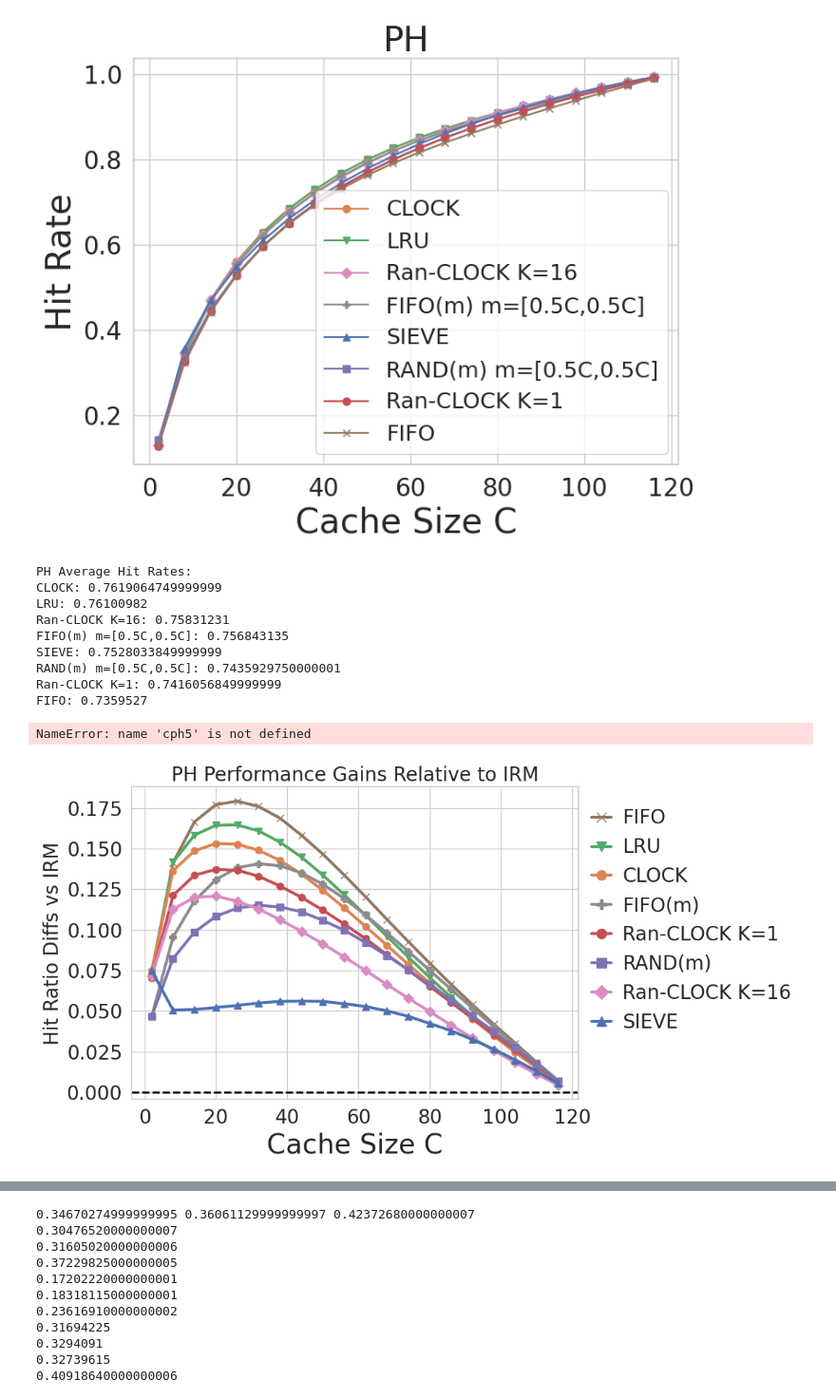
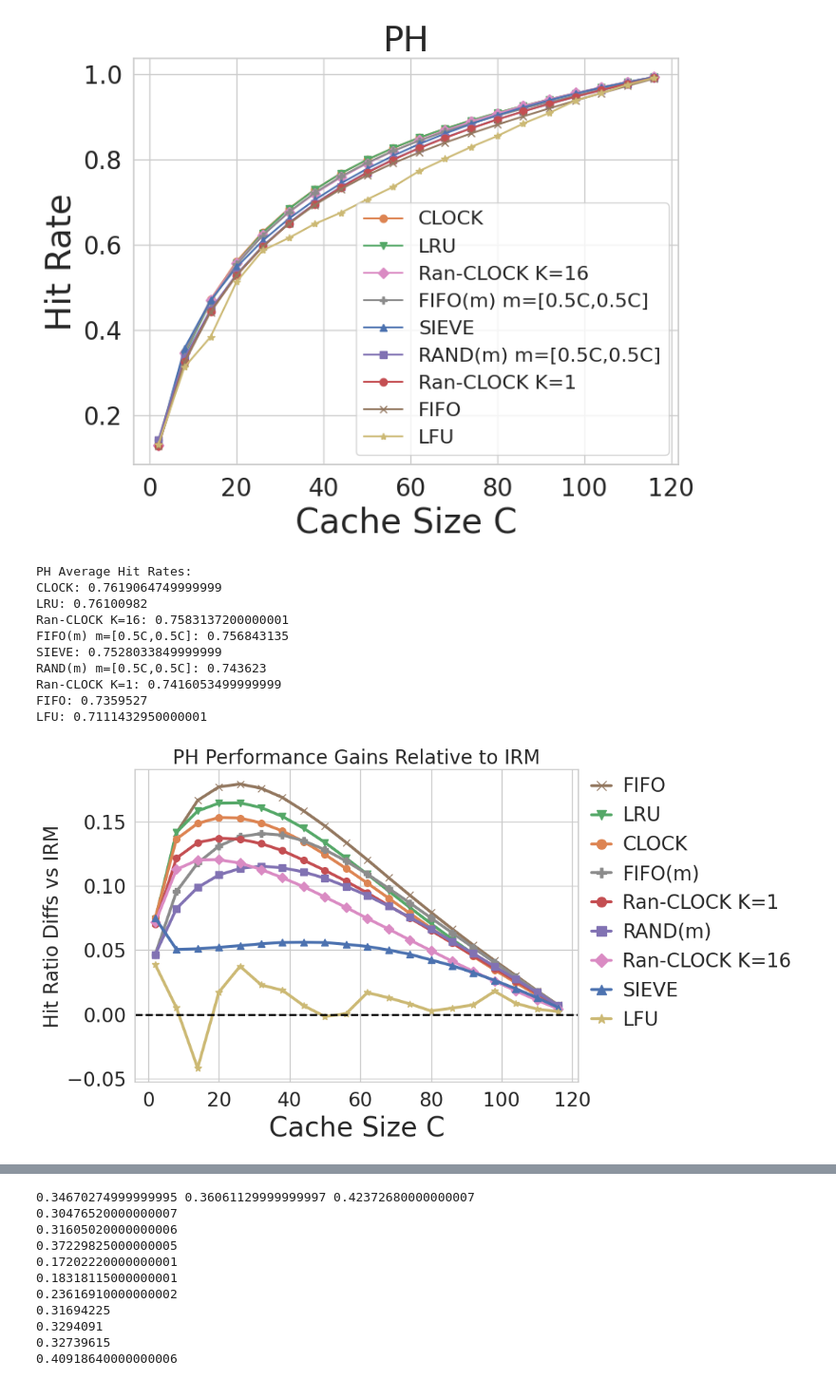
Before and after one commit to Effygal/cache-modeling, a Jupyter notebook: mrc-analysis2.ipynb, the cells around one changed output, grey strips where cells are left out. Shown at 95% size. Saved outputs shown, nothing was run; the diff lists cells and outputs as text; code cells hidden in the pictures.

```diff
--- a/mrc-analysis2.ipynb
+++ b/mrc-analysis2.ipynb
@@ -63,6 +63,13 @@ def sim_lru(trace):
     hr_lru = [tg.sim_lru(int(_c), trace, raw=True) for _c in c]
     return c, hr_lru
 
+def sim_lfu(trace):
+    M = len(set(trace))
+    K = M // 20
+    c = np.arange(2, M, K)
+    hr_lfu = [tg.sim_lfu(int(_c), trace, raw=True) for _c in c]
+    return c, hr_lfu
+
 def sim_fifo(trace):
     M = len(set(trace))
     K = M // 20
@@ -181,6 +188,7 @@ plt.show()
 # cs, hr_sieve = sim_sieve(irm2)
 # cl, hr_lru = sim_lru(irm2)
 # cf, hr_fifo = sim_fifo(irm2)
+# cfq, hr_lfu = sim_lfu(irm2)
 
 plt.figure(figsize=(8,6))
 ax = plt.gca()
@@ -192,6 +200,7 @@ ax.tick_params(axis='both', labelsize=20)
 # ax.yaxis.get_major_formatter().set_scientific(True)
 # ax.yaxis.get_major_formatter().set_powerlimits((-1, 1))
 plt.plot(cs, hr_sieve, color=palette[0], marker='^', label='SIEVE')
+plt.plot(cfq, hr_lfu, color=palette[8], marker='*', label='LFU')
 plt.plot(c16, hr_ran_clock16, color=palette[6], marker='D', label='Ran-CLOCK K=16')
 plt.plot(cc, hr_clock, color=palette[1], marker='o', label='CLOCK')
 plt.plot(cl, hr_fifo_m, color=palette[7], marker='P', label='FIFO(m) m=[0.5C,0.5C]')
@@ -201,13 +210,14 @@ plt.plot(c1, hr_ran_clock1, color=palette[3], marker='o', label='Ran-CLOCK K=1')
 plt.plot(cf, hr_fifo, color=palette[5], marker='x', label='FIFO')
 plt.xlabel('Cache Size C', fontsize=28)
 plt.ylabel('Hit Rate', fontsize=28)
-plt.legend(fontsize=18)
+plt.legend(fontsize=16)
 plt.title('IRM', fontsize=28)
 plt.grid(True)
 plt.savefig('mrcs_irm.pdf', bbox_inches='tight', format='pdf')
 plt.show()
 
-avgs = [('SIEVE', np.mean(np.array(hr_sieve))),
+avgs = [('LFU', np.mean(np.array(hr_lfu))),
+        ('SIEVE', np.mean(np.array(hr_sieve))),
         ('CLOCK', np.mean(np.array(hr_clock))),
         ('LRU', np.mean(np.array(hr_lru))),
         ('Ran-CLOCK K=1', np.mean(np.array(hr_ran_clock1))),
@@ -239,6 +250,7 @@ cc_he, hr_he_clock = sim_clock(he2)
 cs_he, hr_he_sieve = sim_sieve(he2)
 cl_he, hr_he_lru = sim_lru(he2)
 cf_he, hr_he_fifo = sim_fifo(he2)
+cfq_he, hr_he_lfu = sim_lfu(he2)
 
 plt.figure(figsize=(8,6))
 ax = plt.gca()
@@ -251,6 +263,7 @@ plt.plot(che1, hr_he_ran_clock1, color=palette[3], marker='o', label='Ran-CLOCK
 plt.plot(cr_he, hr_he_rand_m, color=palette[4], marker='s', label='RAND(m) m=[0.5C,0.5C]')
 plt.plot(che16, hr_he_ran_clock16, color=palette[6], marker='D', label='Ran-CLOCK K=16')
 plt.plot(cs_he, hr_he_sieve, color=palette[0], marker='^', label='SIEVE')
+plt.plot(cfq_he, hr_he_lfu, color=palette[8], marker='*', label='LFU')
 
 plt.xlabel('Cache Size C', fontsize=28)
 plt.ylabel('Hit Rate', fontsize=28)
@@ -267,7 +280,8 @@ avgs2 = [('SIEVE', np.mean(np.array(hr_he_sieve))),
          ('Ran-CLOCK K=16', np.mean(np.array(hr_he_ran_clock16))),
          ('RAND(m) m=[0.5C,0.5C]', np.mean(np.array(hr_he_rand_m))),
          ('FIFO(m) m=[0.5C,0.5C]', np.mean(np.array(hr_he_fifo_m))),
-         ('FIFO', np.mean(np.array(hr_he_fifo)))]
+         ('FIFO', np.mean(np.array(hr_he_fifo))),
+         ('LFU', np.mean(np.array(hr_he_lfu)))]
 avgs2.sort(key=lambda x: x[1], reverse=True)
 print("HE Average Hit Rates:")
 for name, avg in avgs2:
@@ -292,6 +307,7 @@ SIEVE: 0.621065105
 # cs_ph, hr_ph_sieve = sim_sieve(ph2)
 # cl_ph, hr_ph_lru = sim_lru(ph2)
 # cf_ph, hr_ph_fifo = sim_fifo(ph2)
+# cfq_ph, hr_ph_lfu = sim_lfu(ph2)
 
 plt.figure(figsize=(8,6))
 ax = plt.gca()
@@ -304,10 +320,11 @@ plt.plot(cs_ph, hr_ph_sieve, color=palette[0], marker='^', label='SIEVE')
 plt.plot(cr_ph, hr_ph_rand_m, color=palette[4], marker='s', label='RAND(m) m=[0.5C,0.5C]')
 plt.plot(cph1, hr_ph_ran_clock1, color=palette[3], marker='o', label='Ran-CLOCK K=1')
 plt.plot(cf_ph, hr_ph_fifo, color=palette[5], marker='x', label='FIFO')
+plt.plot(cfq_ph, hr_ph_lfu, color=palette[8], marker='*', label='LFU')
 
 plt.xlabel('Cache Size C', fontsize=28)
 plt.ylabel('Hit Rate', fontsize=28)
-plt.legend(fontsize=18)
+plt.legend(fontsize=16)
 plt.title('PH', fontsize=28)
 plt.grid(True)
 plt.savefig('mrcs_ph.pdf', bbox_inches='tight', format='pdf')
@@ -320,33 +337,31 @@ avgs2 = [('SIEVE', np.mean(np.array(hr_ph_sieve))),
          ('Ran-CLOCK K=16', np.mean(np.array(hr_ph_ran_clock16))),
          ('RAND(m) m=[0.5C,0.5C]', np.mean(np.array(hr_ph_rand_m))),
          ('FIFO(m) m=[0.5C,0.5C]', np.mean(np.array(hr_ph_fifo_m))),
-         ('FIFO', np.mean(np.array(hr_ph_fifo)))]
+         ('FIFO', np.mean(np.array(hr_ph_fifo))),
+         ('LFU', np.mean(np.array(hr_ph_lfu)))]
 avgs2.sort(key=lambda x: x[1], reverse=True)
 print("PH Average Hit Rates:")
 for name, avg in avgs2:
     print(f"{name}: {avg}")
 # %% [output]
-[figure, old version]
+[figure, new version]
 PH Average Hit Rates:
 CLOCK: 0.7619064749999999
 LRU: 0.76100982
-Ran-CLOCK K=16: 0.75831231
+Ran-CLOCK K=16: 0.7583137200000001
 FIFO(m) m=[0.5C,0.5C]: 0.756843135
 SIEVE: 0.7528033849999999
-RAND(m) m=[0.5C,0.5C]: 0.7435929750000001
-Ran-CLOCK K=1: 0.7416056849999999
+RAND(m) m=[0.5C,0.5C]: 0.743623
+Ran-CLOCK K=1: 0.7416053499999999
 FIFO: 0.7359527
+LFU: 0.7111432950000001
-# %%
-assert cph1.all() == cph5.all() == cl_ph.all() == cr_ph.all() == cc_ph.all() == cs_ph.all() == cf_ph.all() == c1.all() == c5.all() == cl.all() == cr.all() == cc.all() == cs.all() == cf.all()
-# %% [output]
-NameError: name 'cph5' is not defined
 # %%
-policies = ["FIFO", "LRU", "CLOCK", "FIFO(m)", "Ran-CLOCK K=1", "RAND(m)", "Ran-CLOCK K=16", "SIEVE"]
-irm_hr = [hr_fifo, hr_lru, hr_clock, hr_fifo_m, hr_ran_clock1, hr_rand_m, hr_ran_clock16, hr_sieve]
+policies = ["FIFO", "LRU", "CLOCK", "FIFO(m)", "Ran-CLOCK K=1", "RAND(m)", "Ran-CLOCK K=16", "SIEVE", "LFU"]
+irm_hr = [hr_fifo, hr_lru, hr_clock, hr_fifo_m, hr_ran_clock1, hr_rand_m, hr_ran_clock16, hr_sieve, hr_lfu]
 # he_hr  = [hr_he_fifo, hr_he_lru, hr_he_clock, hr_he_fifo_m, hr_he_ran_clock1, hr_he_rand_m, hr_he_ran_clock16, hr_he_sieve]
-ph_hr  = [hr_ph_fifo, hr_ph_lru, hr_ph_clock, hr_ph_fifo_m, hr_ph_ran_clock1, hr_ph_rand_m, hr_ph_ran_clock16, hr_ph_sieve]
-colors = [palette[5], palette[2], palette[1], palette[7], palette[3], palette[4], palette[6], palette[0]]
-markers = ['x', 'v', 'o', 'P', 'o', 's', 'D', '^']
+ph_hr  = [hr_ph_fifo, hr_ph_lru, hr_ph_clock, hr_ph_fifo_m, hr_ph_ran_clock1, hr_ph_rand_m, hr_ph_ran_clock16, hr_ph_sieve, hr_ph_lfu]
+colors = [palette[5], palette[2], palette[1], palette[7], palette[3], palette[4], palette[6], palette[0], palette[8]]
+markers = ['x', 'v', 'o', 'P', 'o', 's', 'D', '^', '*']
 # linestyles = {'HE - IRM': '-', 'PH - IRM': ':'}
 linestyles = {'PH - IRM': '-'}
 
@@ -367,34 +382,34 @@ df_delta = pd.DataFrame(rows)
 fig, ax = plt.subplots(figsize=(10,6))
 ax.tick_params(axis='both', labelsize=20)
 policy_handles, policy_labels = [], []
 for name, color, marker in zip(policies, colors, markers):
     sub = df_delta[df_delta["policy"] == name]
     for workload, linestyle in linestyles.items():
         data = sub[sub["workload"] == workload]
         ax.plot(data["C"], data["delta_hr"], marker=marker, label=None, color=color, linestyle=linestyle, lw=3, markersize=7)
     policy_handles.append(Line2D([], [], color=color, marker=marker, linestyle="-", linewidth=3, markersize=10))
     policy_labels.append(name)
 
 style_handles = [
     Line2D([], [], color='black', linestyle='-', linewidth=3),
     # Line2D([], [], color='black', linestyle='--', linewidth=3),
 ]
 # style_labels = ['HE - IRM', 'PH - IRM']
 
 fig.legend(policy_handles, policy_labels, loc='center left', bbox_to_anchor=(0.78, 0.60), ncol=1,
           fontsize=20, frameon=False, handlelength=1.0, handletextpad=0.6, columnspacing=0.8)
 # fig.legend(style_handles, style_labels, loc='upper left', bbox_to_anchor=(0.78, 0.88), ncol=1,
         #   fontsize=20, frameon=False, handlelength=1.2, handletextpad=0.5, columnspacing=1.0)
 ax.axhline(0, color='black', linewidth=2, linestyle='--')
 ax.set_xlabel("Cache Size C", fontsize=28)
 ax.set_ylabel("Hit Ratio Diffs vs IRM", fontsize=20)
 ax.set_title("PH Performance Gains Relative to IRM", fontsize=20)
 ax.grid(True)
 fig.tight_layout(rect=[0, 0, 0.82, 1])
 fig.savefig('mrcs_delta.pdf', bbox_inches='tight', format='pdf')
 plt.show()
 # %% [output]
-[figure, old version]
+[figure, new version]
 # %%
 avgs3 = [('SIEVE', np.mean(np.array(hr_ph_sieve) - np.array(hr_sieve))),
          ('CLOCK', np.mean(np.array(hr_ph_clock) - np.array(hr_clock))),
```
Also changed, not shown: parts of 19 cells of this notebook.
